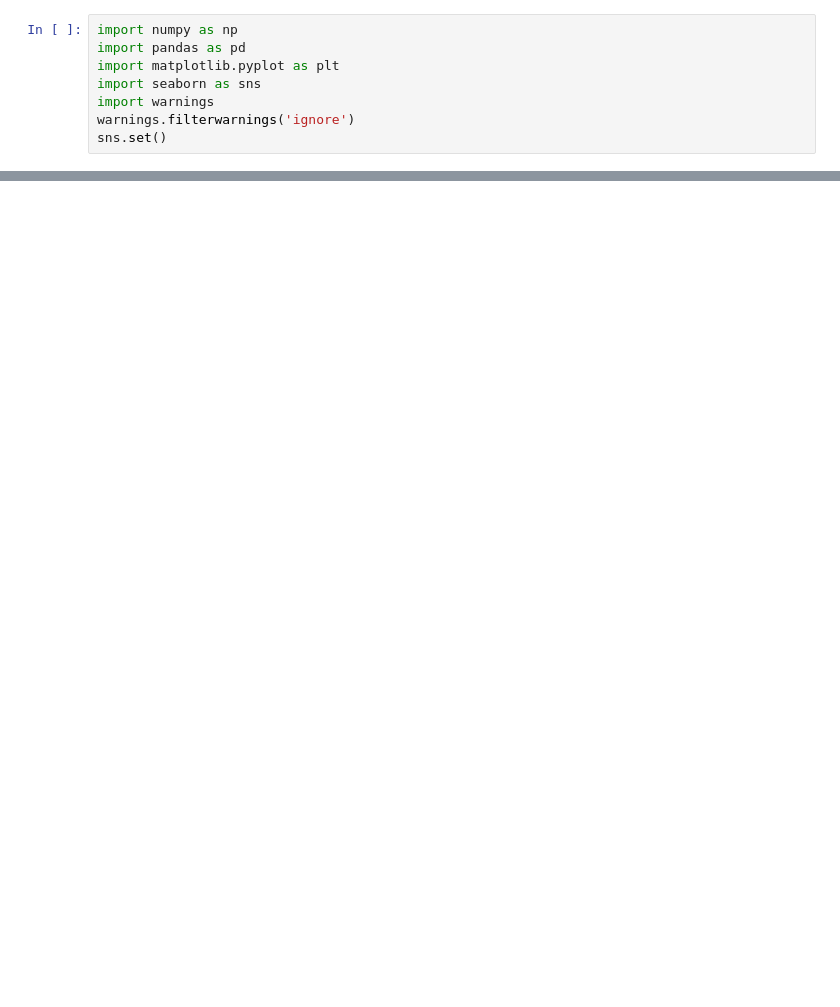
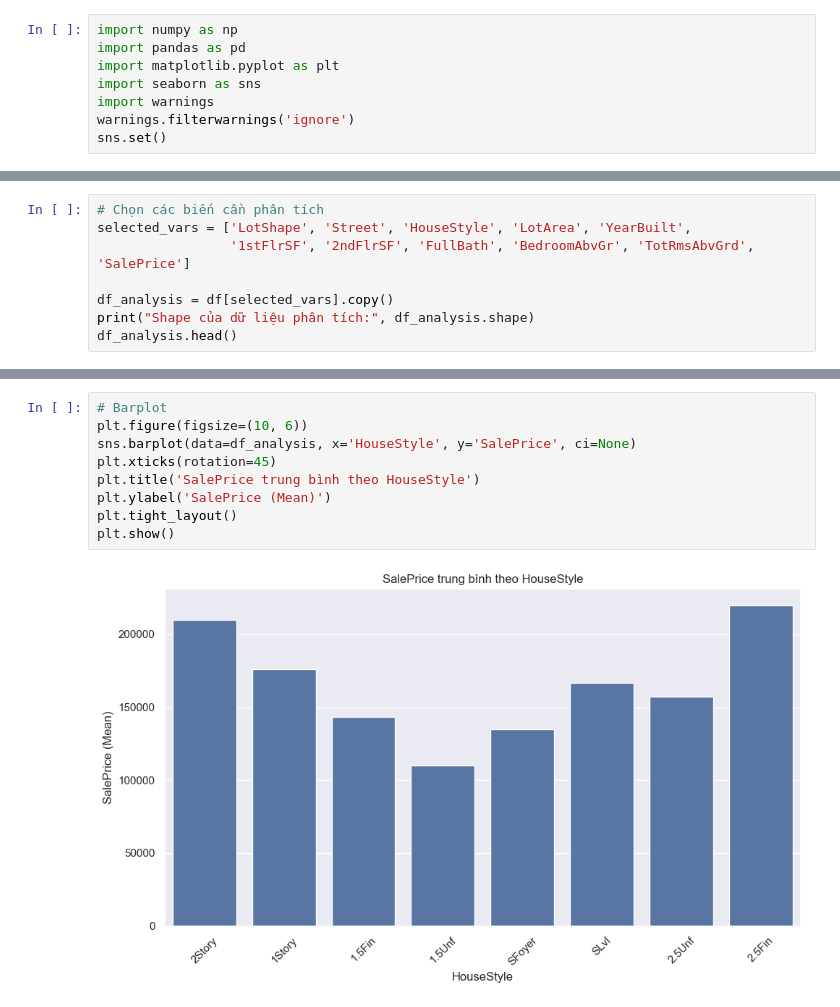
Before and after one commit to munglv/Data-Pre-processing-and-Analysis, a Jupyter notebook: DL04_LeVanMung/DL04_LeVanMung.ipynb, the cells around one changed output, grey strips where cells are left out. Cells and saved outputs as stored; diff of their text form; blank space fills up the shorter version.

```diff
--- a/DL04_LeVanMung/DL04_LeVanMung.ipynb
+++ b/DL04_LeVanMung/DL04_LeVanMung.ipynb
@@ -497,0 +51,8 @@ plt.show()
+# %%
+# Chọn các biến cần phân tích
+selected_vars = ['LotShape', 'Street', 'HouseStyle', 'LotArea', 'YearBuilt',
+                 '1stFlrSF', '2ndFlrSF', 'FullBath', 'BedroomAbvGr', 'TotRmsAbvGrd', 'SalePrice']
+
+df_analysis = df[selected_vars].copy()
+print("Shape của dữ liệu phân tích:", df_analysis.shape)
+df_analysis.head()
@@ -497,0 +187,11 @@ plt.show()
+# %%
+# Barplot
+plt.figure(figsize=(10, 6))
+sns.barplot(data=df_analysis, x='HouseStyle', y='SalePrice', ci=None)
+plt.xticks(rotation=45)
+plt.title('SalePrice trung bình theo HouseStyle')
+plt.ylabel('SalePrice (Mean)')
+plt.tight_layout()
+plt.show()
+# %% [output]
+[figure, added]
```
Also changed, not shown: parts of 134 cells of this notebook, 3 other files.
